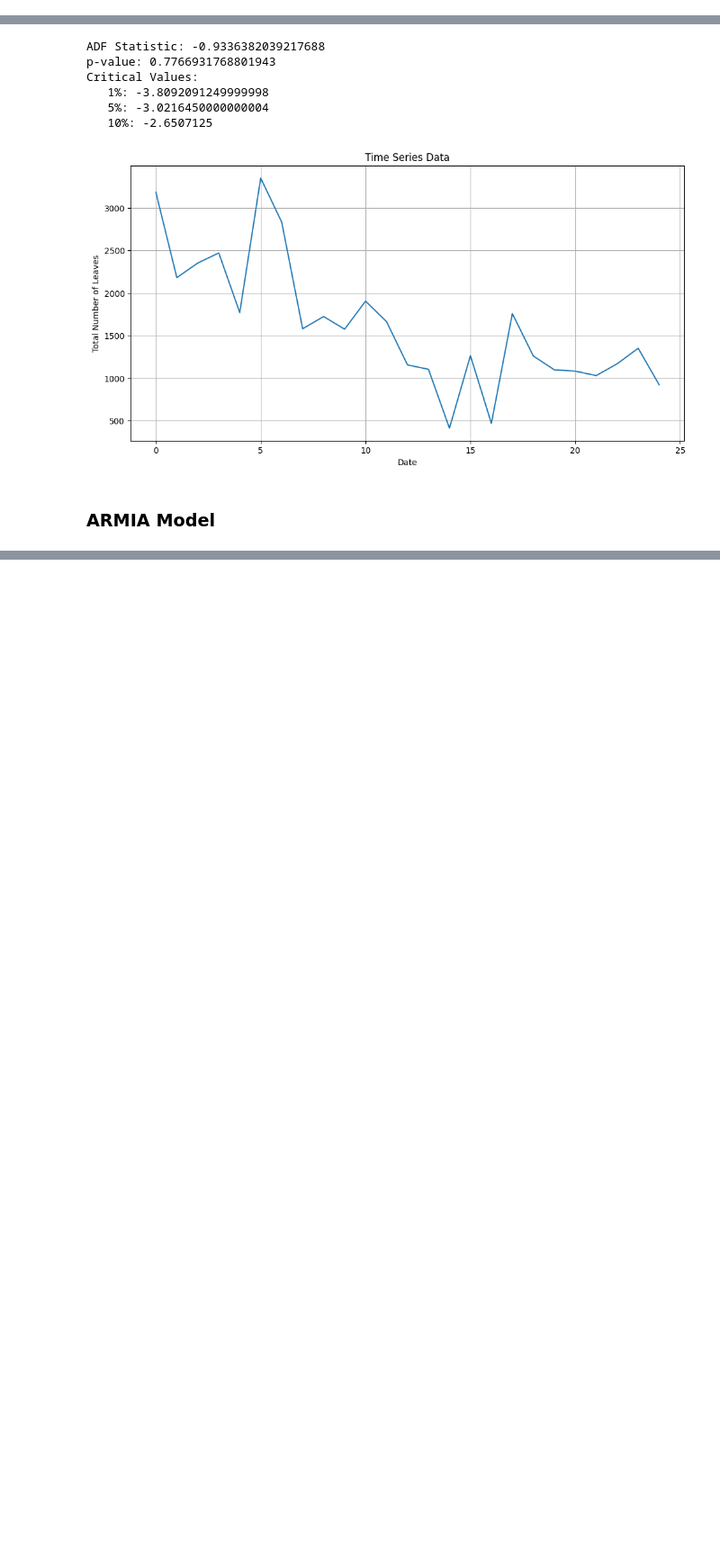
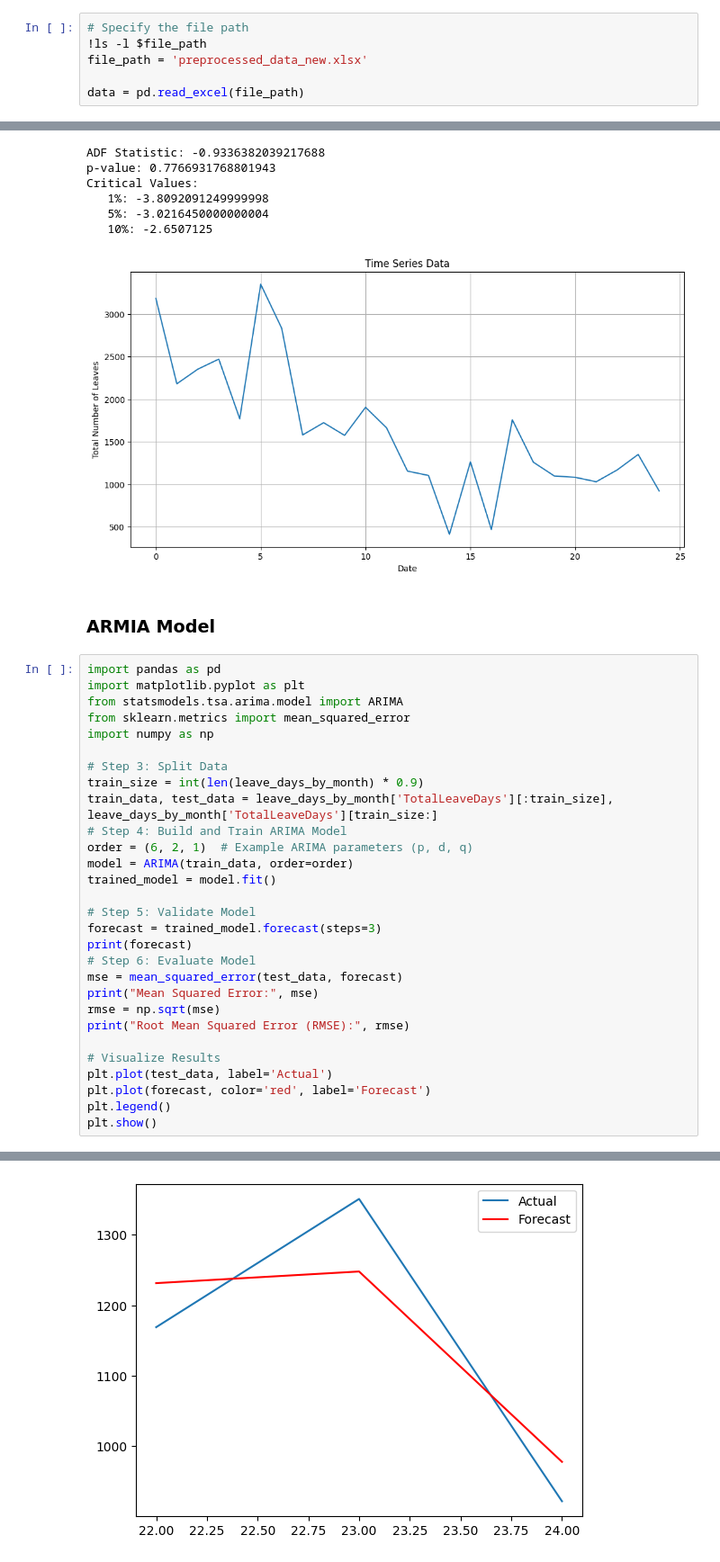
Before and after one commit to DSGP-Group-1-EAPS/SL-Apparel-Dataset, a Jupyter notebook: ARIMA_model_updated.ipynb, the cells around one changed output, grey strips where cells are left out. Shown at 90% size. Saved outputs shown, nothing was run; the diff lists cells and outputs as text; blank space fills up the shorter version.

```diff
--- a/ARIMA_model_updated.ipynb
+++ b/ARIMA_model_updated.ipynb
@@ -21,0 +13,6 @@ Mounted at /content/drive
+# %%
+# Specify the file path
+!ls -l $file_path
+file_path = 'preprocessed_data_new.xlsx'
+
+data = pd.read_excel(file_path)
@@ -83,3 +82,33 @@ Critical Values:
 [figure]
 # %% [markdown]
 ### ARMIA Model
+# %%
+import pandas as pd
+import matplotlib.pyplot as plt
+from statsmodels.tsa.arima.model import ARIMA
+from sklearn.metrics import mean_squared_error
+import numpy as np
+
+# Step 3: Split Data
+train_size = int(len(leave_days_by_month) * 0.9)
+train_data, test_data = leave_days_by_month['TotalLeaveDays'][:train_size], leave_days_by_month['TotalLeaveDays'][train_size:]
+# Step 4: Build and Train ARIMA Model
+order = (6, 2, 1)  # Example ARIMA parameters (p, d, q)
+model = ARIMA(train_data, order=order)
+trained_model = model.fit()
+
+# Step 5: Validate Model
+forecast = trained_model.forecast(steps=3)
+print(forecast)
+# Step 6: Evaluate Model
+mse = mean_squared_error(test_data, forecast)
+print("Mean Squared Error:", mse)
+rmse = np.sqrt(mse)
+print("Root Mean Squared Error (RMSE):", rmse)
+
+# Visualize Results
+plt.plot(test_data, label='Actual')
+plt.plot(forecast, color='red', label='Forecast')
+plt.legend()
+plt.show()
+# %% [output]
@@ -85,0 +121 @@ Critical Values:
+[figure, added]
```
Also changed, not shown: parts of 3 cells of this notebook.
